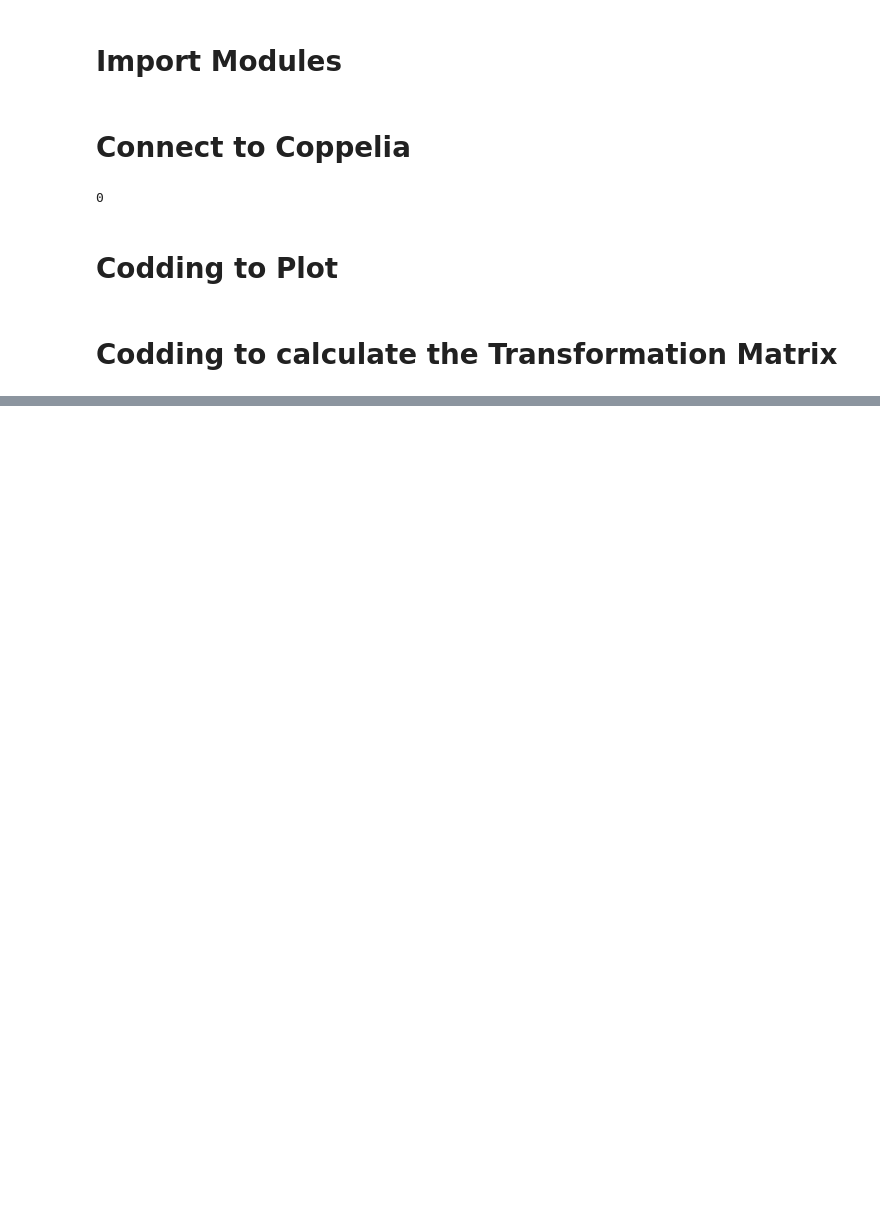
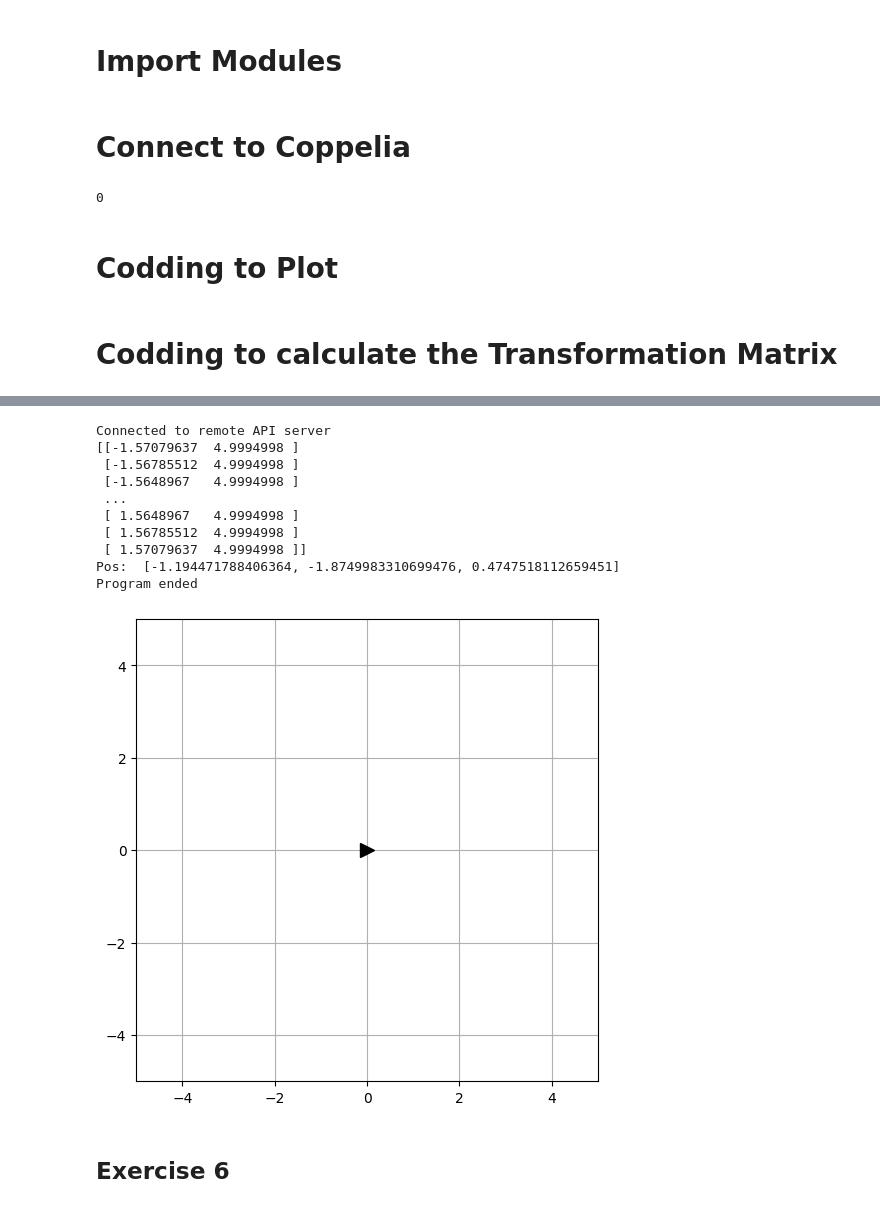
Before and after one commit to RaphaSilva470/Robotica, a Jupyter notebook: scenes/TP_1/note.ipynb, the cells around one changed output, grey strips where cells are left out. Saved outputs shown, nothing was run; the diff lists cells and outputs as text; code cells hidden in the pictures; blank space fills up the shorter version.

Commit message:
Exercise 6 Done

```diff
--- a/scenes/TP_1/note.ipynb
+++ b/scenes/TP_1/note.ipynb
@@ -138,0 +297,74 @@ sim.stopSimulation()
+# %%
+from coppeliasim_zmqremoteapi_client import RemoteAPIClient
+
+import numpy as np
+import matplotlib.pyplot as plt
+import time
+import math
+
+client = RemoteAPIClient()
+sim = client.require('sim')
+sim.setStepping(True)
+
+
+sim.startSimulation()
+
+print ('Connected to remote API server')
+
+# Iniciando a simulação
+# Deve usar a porta do 'continuous remote API server services' (remoteApiConnections.txt)
+# e = sim.simxStartSimulation(clientID,sim.simx_opmode_blocking)
+
+# Handle para o ROBÔ
+robotname = "/Pioneer_p3dx"
+robotHandle = sim.getObject(robotname)
+
+# Handle para as juntas das RODAS
+l_wheel = sim.getObject(robotname + '_leftMotor')
+r_wheel = sim.getObject(robotname + '_rightMotor')
+
+# Handle para os dados do LASER
+laser_range_data = "hokuyo_range_data"
+laser_angle_data = "hokuyo_angle_data"
+
+# Geralmente a primeira leitura é inválida (atenção ao Operation Mode)
+# Em loop até garantir que as leituras serão válidas
+
+range_data = None
+while range_data == None:
+    range_data = sim.getStringSignal(laser_range_data)
+    sim.step()
+
+# Prosseguindo com as leituras
+raw_range_data, raw_angle_data = readSensorData(laser_range_data, laser_angle_data)
+laser_data = np.array([raw_angle_data, raw_range_data]).T
+
+print(laser_data)
+draw_laser_data(laser_data)
+
+pos = sim.getObjectPosition(robotHandle, sim.handle_world)
+print('Pos: ', pos)
+
+#raise SystemExit()
+
+# Dados do Pioneer
+L = 0.381   # Metros
+r = 0.0975  # Metros
+
+sim.stopSimulation()
+
+print ('Program ended')
+# %% [output]
+Connected to remote API server
+[[-1.57079637  4.9994998 ]
+ [-1.56785512  4.9994998 ]
+ [-1.5648967   4.9994998 ]
+ ...
+ [ 1.5648967   4.9994998 ]
+ [ 1.56785512  4.9994998 ]
+ [ 1.57079637  4.9994998 ]]
+Pos:  [-1.194471788406364, -1.8749983310699476, 0.4747518112659451]
+Program ended
+[figure, added]
+# %% [markdown]
+## Exercise 6
```
Also changed, not shown: parts of 25 cells of this notebook, 6 other files.
